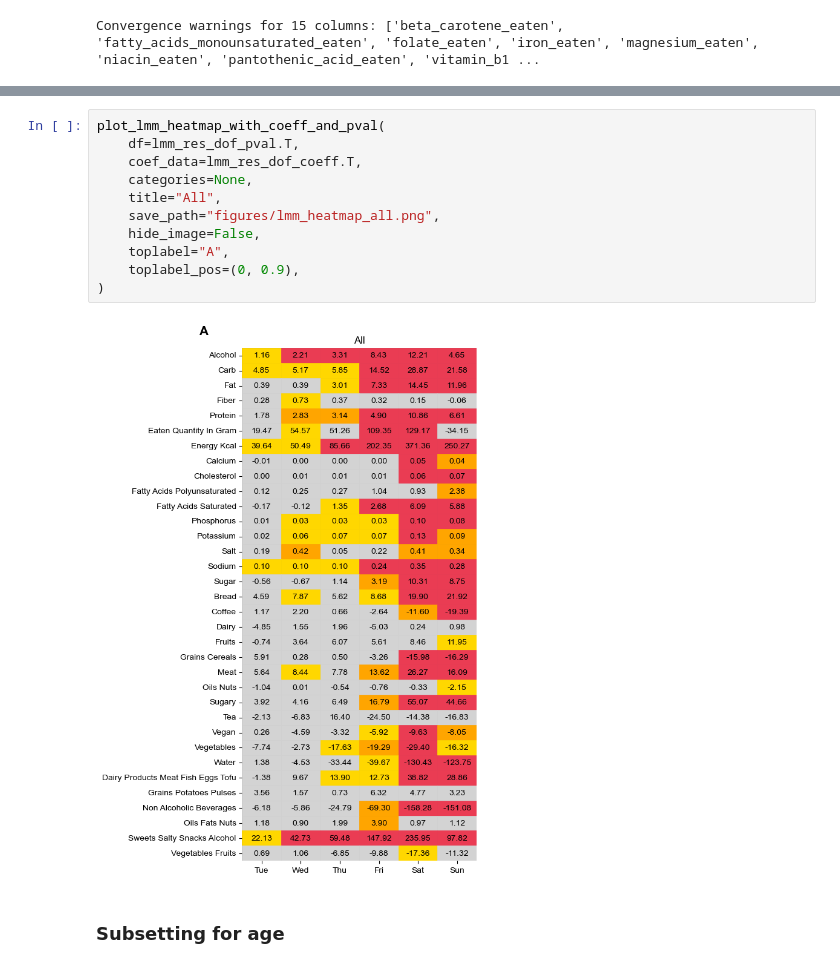
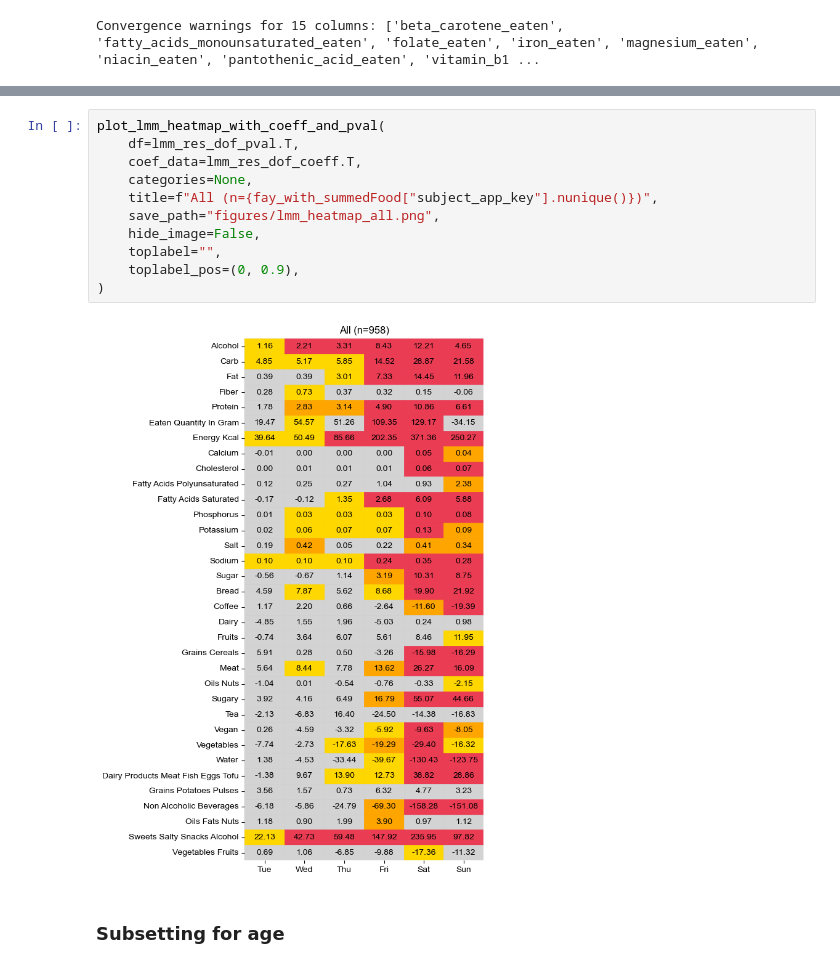
Before and after one commit to digitalepidemiologylab/mindays-estimation-paper, a Jupyter notebook: LMM_method.ipynb, the cells around one changed output, grey strips where cells are left out. Drawn from its saved outputs; the diff is of its cells as text.

Commit message:
Modified LMM figure to contain num of users

```diff
--- a/LMM_method.ipynb
+++ b/LMM_method.ipynb
@@ -299,16 +291,16 @@ lmm_res_dof_coeff
 # %%
 plot_lmm_heatmap_with_coeff_and_pval(
     df=lmm_res_dof_pval.T,
     coef_data=lmm_res_dof_coeff.T,
     categories=None,
-    title="All",
+    title=f"All (n={fay_with_summedFood["subject_app_key"].nunique()})",
     save_path="figures/lmm_heatmap_all.png",
     hide_image=False,
-    toplabel="A",
+    toplabel="",
     toplabel_pos=(0, 0.9),
 )
 # %% [output]
-[figure, old version]
+[figure, new version]
 # %% [markdown]
 ### Subsetting for age
 # %%
```
Also changed, not shown: parts of 2 cells of this notebook, 1 other file.
